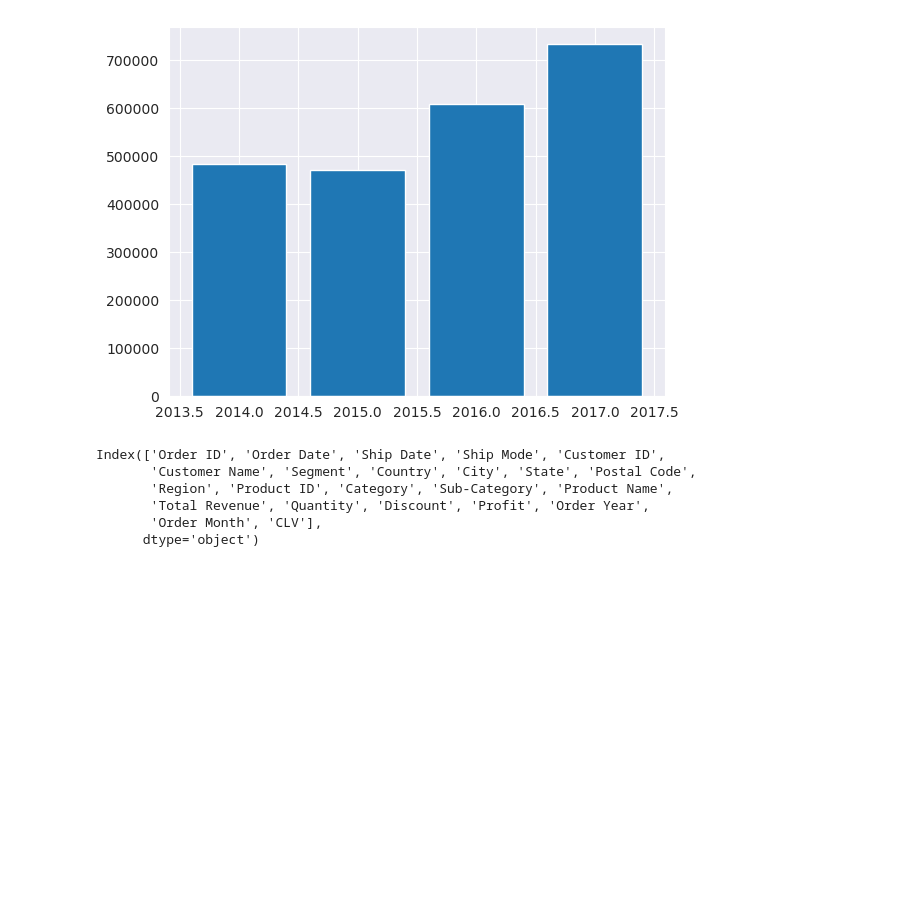
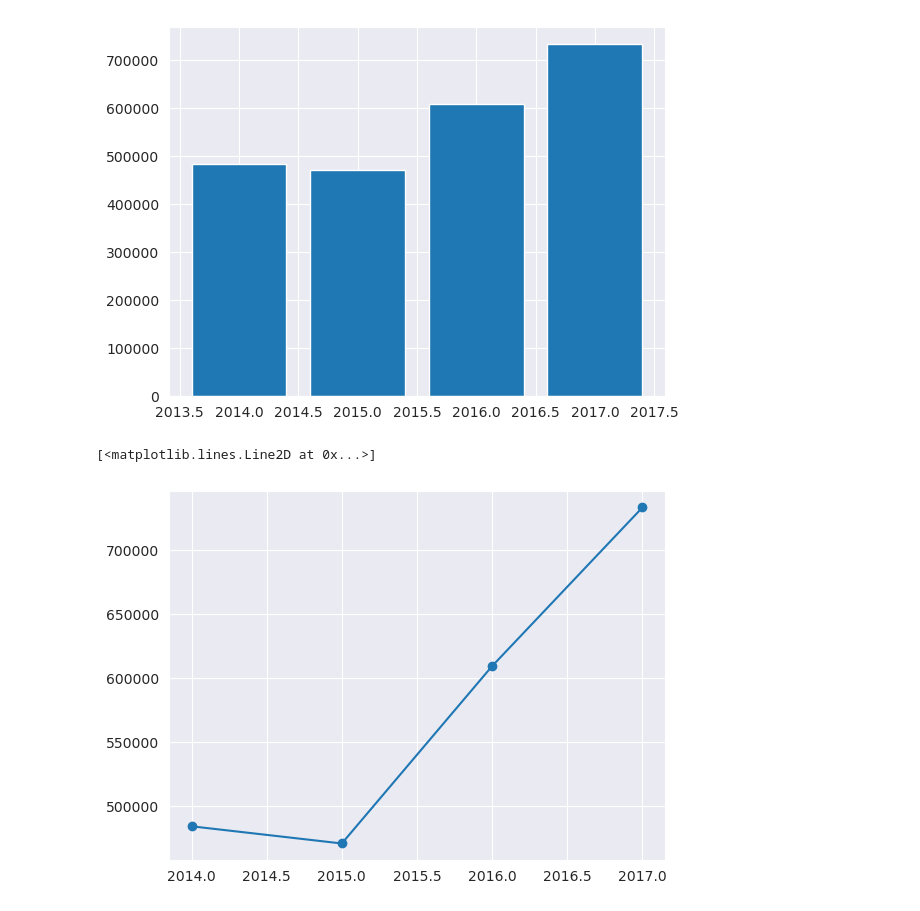
Before and after one commit to zakianazzum/superstore_sales_analysis, a Jupyter notebook: sales_analysis.ipynb, the cells around one changed output. Drawn from its saved outputs; the diff is of its cells as text; code cells hidden in the pictures; blank space fills up the shorter version.

```diff
--- a/sales_analysis.ipynb
+++ b/sales_analysis.ipynb
@@ -733,12 +732,8 @@ plt.bar(yearly_sales['Order Year'], yearly_sales['Total Revenue'],)
 # %% [output]
 <BarContainer object of 4 artists>
 [figure]
-# %%
-df.columns
-# %% [output]
-Index(['Order ID', 'Order Date', 'Ship Date', 'Ship Mode', 'Customer ID',
-       'Customer Name', 'Segment', 'Country', 'City', 'State', 'Postal Code',
-       'Region', 'Product ID', 'Category', 'Sub-Category', 'Product Name',
-       'Total Revenue', 'Quantity', 'Discount', 'Profit', 'Order Year',
-       'Order Month', 'CLV'],
-      dtype='object')
+# %%
+plt.plot(yearly_sales['Order Year'], yearly_sales['Total Revenue'], marker="o")
+# %% [output]
+[<matplotlib.lines.Line2D at 0x...>]
+[figure, added]
```
Also changed, not shown: parts of 7 cells of this notebook.
